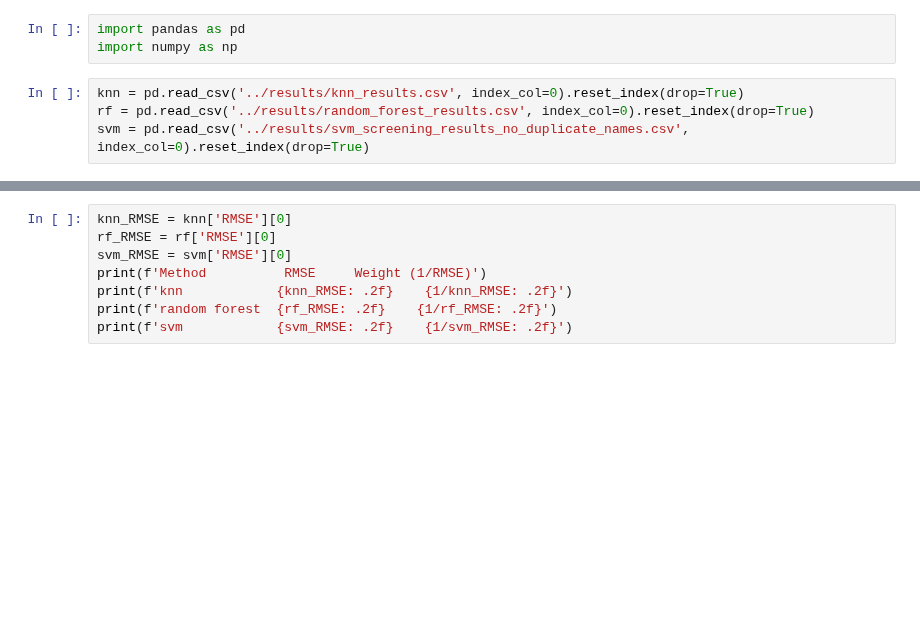
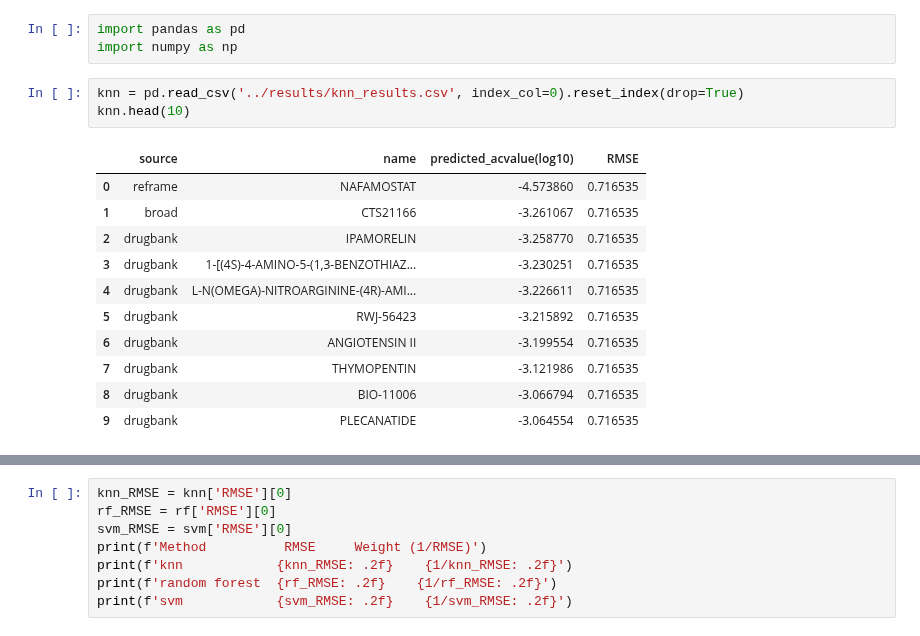
Before and after one commit to srensi/tmprss2, a Jupyter notebook: notebooks/combine_results.ipynb, the cells around one changed output, grey strips where cells are left out. Saved outputs shown, nothing was run; the diff lists cells and outputs as text; blank space fills up the shorter version.

```diff
--- a/notebooks/combine_results.ipynb
+++ b/notebooks/combine_results.ipynb
@@ -8,5 +8,16 @@ import pandas as pd
 import numpy as np
 # %%
 knn = pd.read_csv('../results/knn_results.csv', index_col=0).reset_index(drop=True)
-rf = pd.read_csv('../results/random_forest_results.csv', index_col=0).reset_index(drop=True)
-svm = pd.read_csv('../results/svm_screening_results_no_duplicate_names.csv', index_col=0).reset_index(drop=True)
+knn.head(10)
+# %% [output]
+|  | source | name | predicted_acvalue(log10) | RMSE |
+| 0 | reframe | NAFAMOSTAT | -4.573860 | 0.716535 |
+| 1 | broad | CTS21166 | -3.261067 | 0.716535 |
+| 2 | drugbank | IPAMORELIN | -3.258770 | 0.716535 |
+| 3 | drugbank | 1-[(4S)-4-AMINO-5-(1,3-BENZOTHIAZ... | -3.230251 | 0.716535 |
+| 4 | drugbank | L-N(OMEGA)-NITROARGININE-(4R)-AMI... | -3.226611 | 0.716535 |
+| 5 | drugbank | RWJ-56423 | -3.215892 | 0.716535 |
+| 6 | drugbank | ANGIOTENSIN II | -3.199554 | 0.716535 |
+| 7 | drugbank | THYMOPENTIN | -3.121986 | 0.716535 |
+| 8 | drugbank | BIO-11006 | -3.066794 | 0.716535 |
+| 9 | drugbank | PLECANATIDE | -3.064554 | 0.716535 |
```
Also changed, not shown: parts of 9 cells of this notebook, 1 other file.
